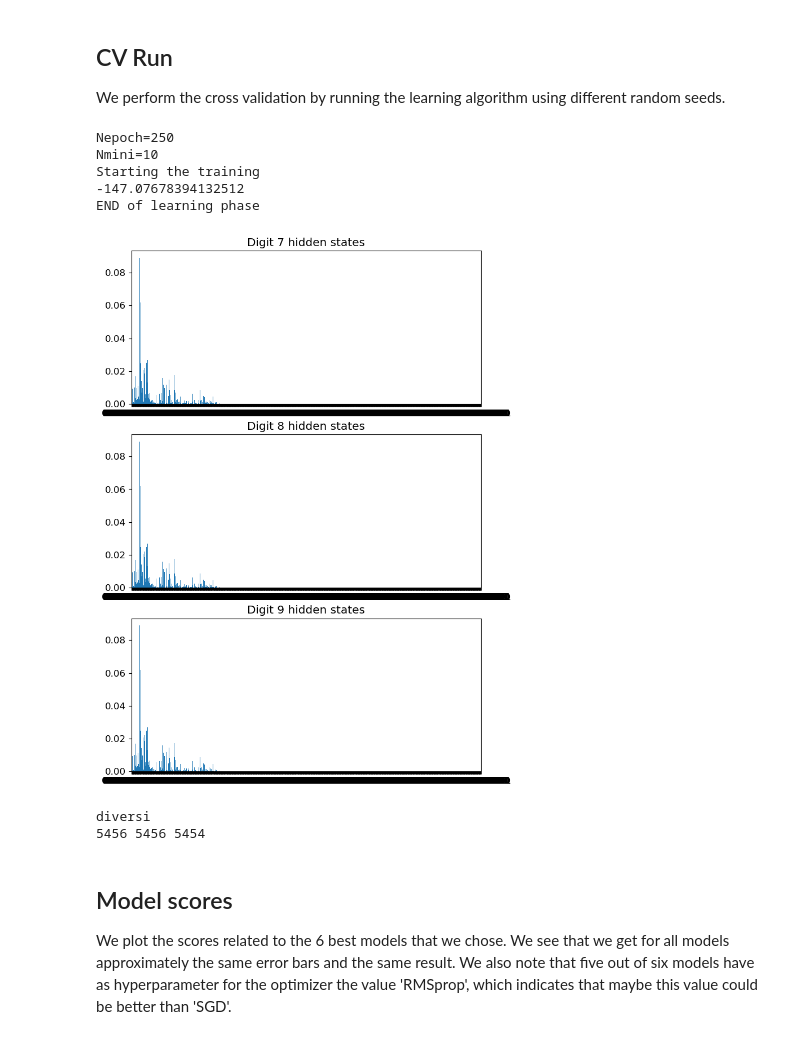
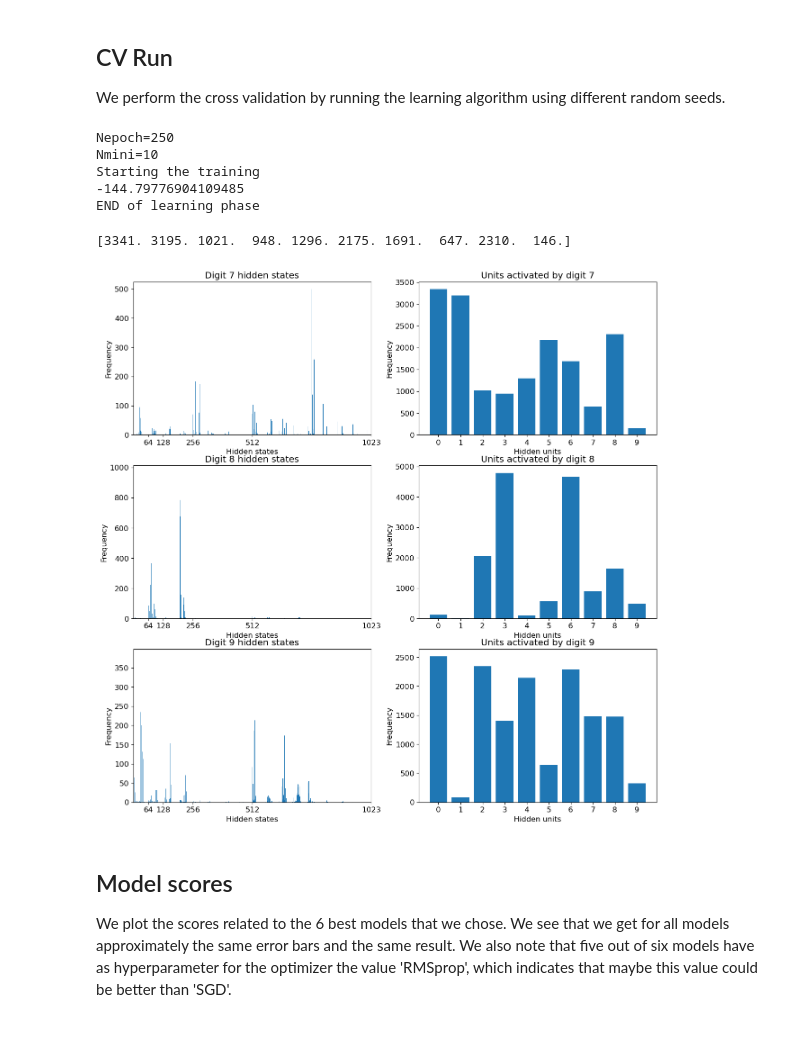
Before and after one commit to BelliLuigi/LCP-B, a Jupyter notebook: ex2/group2510_exercise2.ipynb, the cells around one changed output. Saved outputs shown, nothing was run; the diff lists cells and outputs as text; code cells hidden in the pictures.

Commit message:
done ex 4 plots

```diff
--- a/ex2/group2510_exercise2.ipynb
+++ b/ex2/group2510_exercise2.ipynb
@@ -531,7 +531,7 @@ gamma=0.001     regularization
 
 We perform the cross validation by running the learning algorithm using different random seeds.
 # %%
-for seed in [1]: #,12, 123, 1234, 12345, 123457]:
+for seed in [76545678]: #,12, 123, 1234, 12345, 123457]:
     np.random.seed(seed)
 
     # initial weights from a Normal distr. (see literature, e.g. page 98 of Mehta's review)
@@ -565,6 +565,9 @@ for seed in [1]: #,12, 123, 1234, 12345, 123457]:
     digit_data7 = np.array([])
     digit_data8 = np.array([])
     digit_data9 = np.array([])
+    units_7 = np.zeros(L)
+    units_8 = np.zeros(L)
+    units_9 = np.zeros(L)
     configurations = generate_configurations(L)
     log_likelihoods = []
     lista_epoch_grafico = []
@@ -615,11 +618,14 @@ for seed in [1]: #,12, 123, 1234, 12345, 123457]:
                 # recording probability of encoding in z-space, if POTTS
                 if POTTS: pz[zf]+=1
                 if label[selected[k]] == 7:
-                    digit_data7 =np.append(digit_data7,''.join(map(str, z)))
+                    digit_data7 =np.append(digit_data7,int(''.join(map(str, z)),2))
+                    units_7 += z
                 elif label[selected[k]] == 8:
-                    digit_data8 =np.append(digit_data7,''.join(map(str, z)))
+                    digit_data8 =np.append(digit_data8,int(''.join(map(str, z)),2))
+                    units_8 += z
                 else:
-                    digit_data9=np.append(digit_data7,''.join(map(str, z)))
+                    digit_data9=np.append(digit_data9,int(''.join(map(str, z)),2))
+                    units_9 += z
 
                 ###################################
 
@@ -678,43 +684,62 @@ for seed in [1]: #,12, 123, 1234, 12345, 123457]:
 Nepoch=250
 Nmini=10
 Starting the training
--147.07678394132512
+-144.79776904109485
 END of learning phase
+# %%
+print(units_7)
+# %% [output]
+[3341. 3195. 1021.  948. 1296. 2175. 1691.  647. 2310.  146.]
 # %%
 import itertools as it
 bins_tutti = np.arange(0,2**L)-0.5
 conf = it.product((0,1), repeat=L)
-list_hidden_states = [''.join(map(str, i)) for i in conf]
-fig, ax = plt.subplots(len(list_digits),1, figsize=(8,12))
-plt.sca(ax[0])
-n, bins, patches = plt.hist(digit_data7,bins_tutti,density=True)
+#list_hidden_states = [''.join(map(str, i)) for i in conf]
+fig, ax = plt.subplots(len(list_digits),2, figsize=(17,17))
+plt.sca(ax[0,0])
+n, bins, patches = plt.hist(digit_data7,bins_tutti)
 plt.xlim(-0.5,3.5)
-plt.xticks(np.arange(0,2**L),list_hidden_states)
+plt.xticks(np.arange(0,2**L)[[2**6,2**7,2**8,2**9,(2**10)-1]],[2**6,2**7,2**8,2**9,(2**10)-1])
+plt.xlabel('Hidden states')
+plt.ylabel('Frequency')
 plt.title('Digit 7 hidden states')
-plt.sca(ax[1])
-n, bins, patches = plt.hist(digit_data8,bins_tutti,density=True)
+plt.sca(ax[0,1])
+plt.bar(np.arange(0,10),units_7)
+plt.title('Units activated by digit 7')
+plt.xticks(np.arange(0,10),np.arange(0,10))
+plt.xlabel('Hidden units')
+plt.ylabel('Frequency')
+plt.sca(ax[1,0])
+n, bins, patches = plt.hist(digit_data8,bins_tutti)
 plt.xlim(-0.5,3.5)
-plt.xticks(np.arange(0,2**L),list_hidden_states)
+plt.xticks(np.arange(0,2**L)[[2**6,2**7,2**8,2**9,(2**10)-1]],[2**6,2**7,2**8,2**9,(2**10)-1])
 plt.title('Digit 8 hidden states')
-plt.sca(ax[2])
-n, bins, patches = plt.hist(digit_data9,bins_tutti,density=True)
+plt.xlabel('Hidden states')
+plt.ylabel('Frequency')
+plt.sca(ax[1,1])
+plt.bar(np.arange(0,10),units_8)
+plt.title('Units activated by digit 8')
+plt.xticks(np.arange(0,10),np.arange(0,10))
+plt.xlabel('Hidden units')
+plt.ylabel('Frequency')
+plt.sca(ax[2,0])
+n, bins, patches = plt.hist(digit_data9,bins_tutti)
 plt.xlim(-0.5,3.5)
-plt.xticks(np.arange(0,2**L),list_hidden_states)
+plt.xticks(np.arange(0,2**L)[[2**6,2**7,2**8,2**9,(2**10)-1]],[2**6,2**7,2**8,2**9,(2**10)-1])
 plt.title('Digit 9 hidden states')
+plt.xlabel('Hidden states')
+plt.ylabel('Frequency')
+plt.sca(ax[2,1])
+plt.bar(np.arange(0,10),units_9)
+plt.title('Units activated by digit 9')
+plt.xticks(np.arange(0,10),np.arange(0,10))
+plt.xlabel('Hidden units')
+plt.ylabel('Frequency')
 
 plt.show()
+plt.close()
 # %% [output]
-[figure, old version]
+[figure, new version]
-# %%
-if np.array_equal(digit_data7,digit_data8):
-    print('uguali')
-else: print('diversi')
-
-
-print(len(digit_data7), len(digit_data8),len(digit_data9))
-# %% [output]
-diversi
-5456 5456 5454
 # %% [markdown]
 ## Model scores
 We plot the scores related to the 6 best models that we chose. We see that we get for all models approximately the same error bars and the same result.
```
Also changed, not shown: 30 other files.
